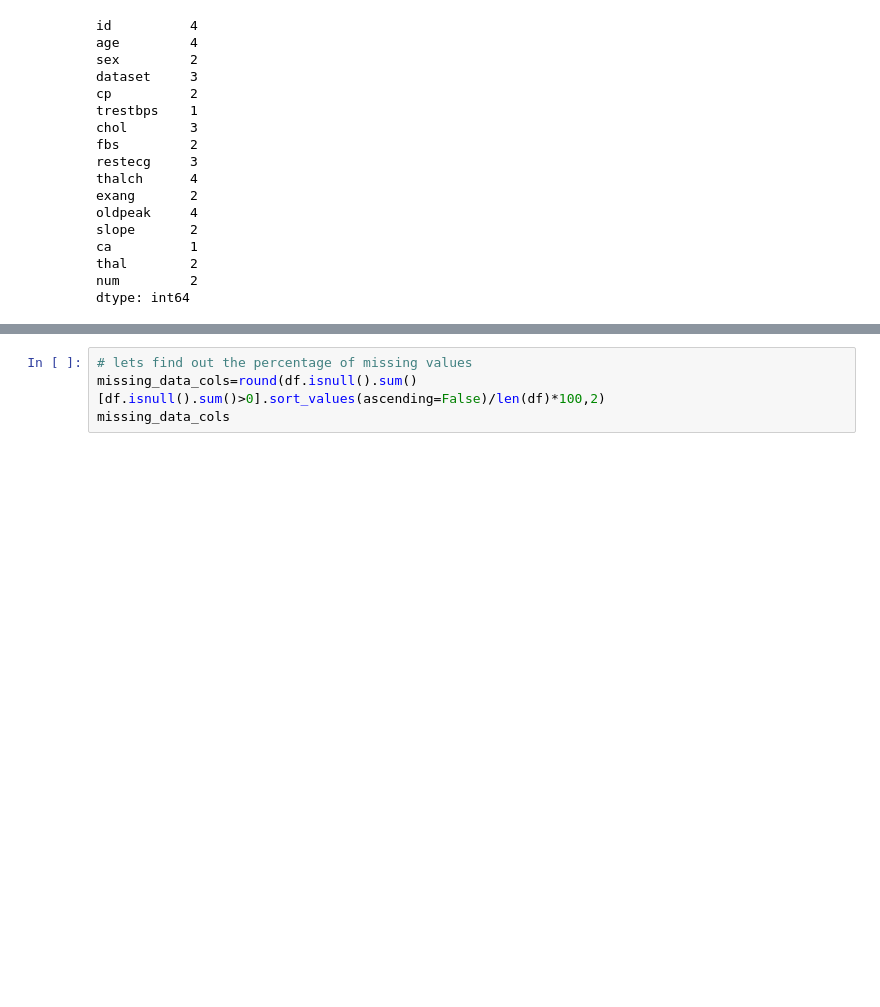
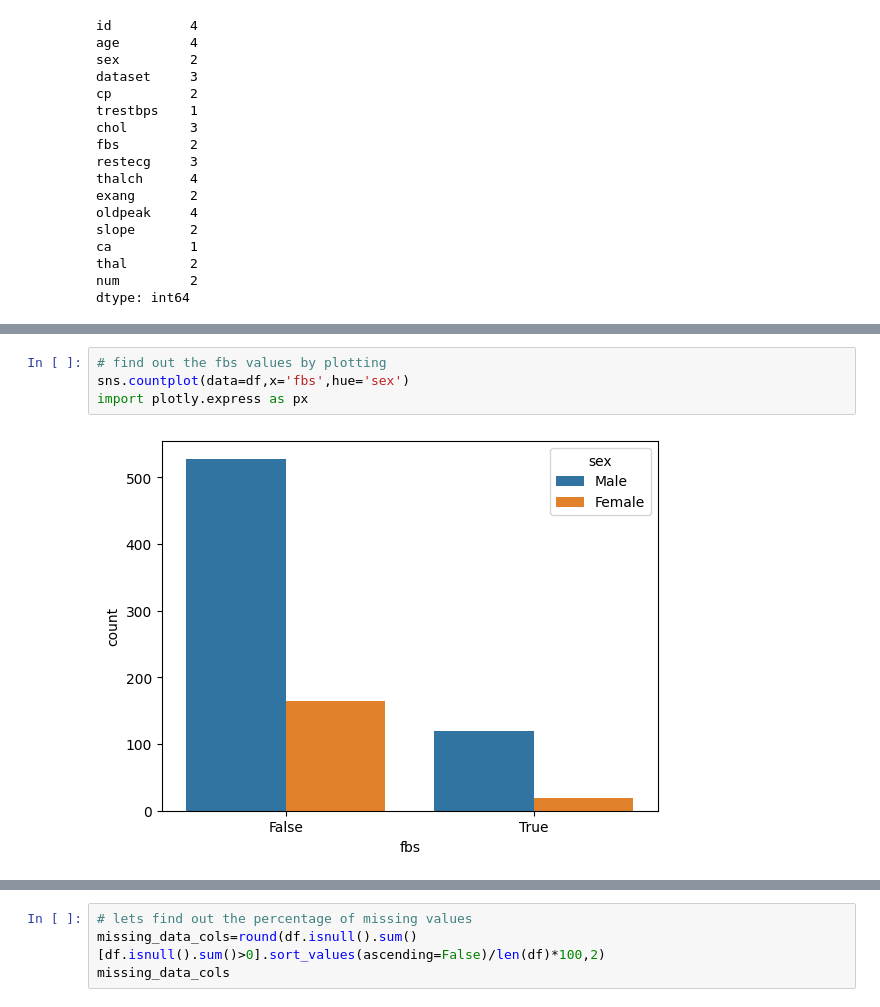
Before and after one commit to MadeehaTassadaq/python_basics, a Jupyter notebook: machine_learning/project/heart_disease_prediction.ipynb, the cells around one changed output, grey strips where cells are left out. Saved outputs shown, nothing was run; the diff lists cells and outputs as text; blank space fills up the shorter version.

```diff
--- a/machine_learning/project/heart_disease_prediction.ipynb
+++ b/machine_learning/project/heart_disease_prediction.ipynb
@@ -427,0 +438,6 @@ dtype: int64
+# %%
+# find out the fbs values by plotting
+sns.countplot(data=df,x='fbs',hue='sex')
+import plotly.express as px
+# %% [output]
+[figure, added]
```
Also changed, not shown: parts of 110 cells of this notebook, 3 other files.
